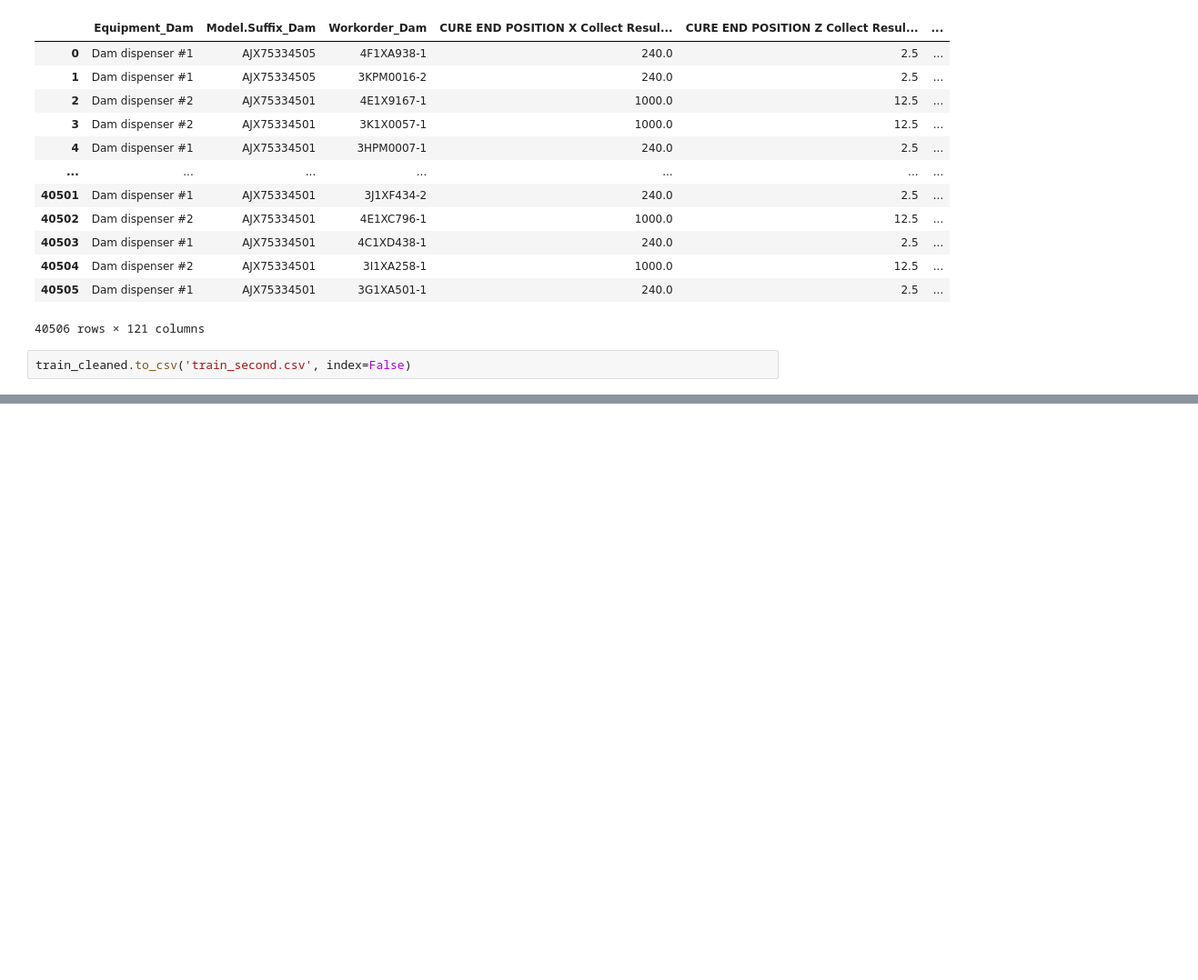
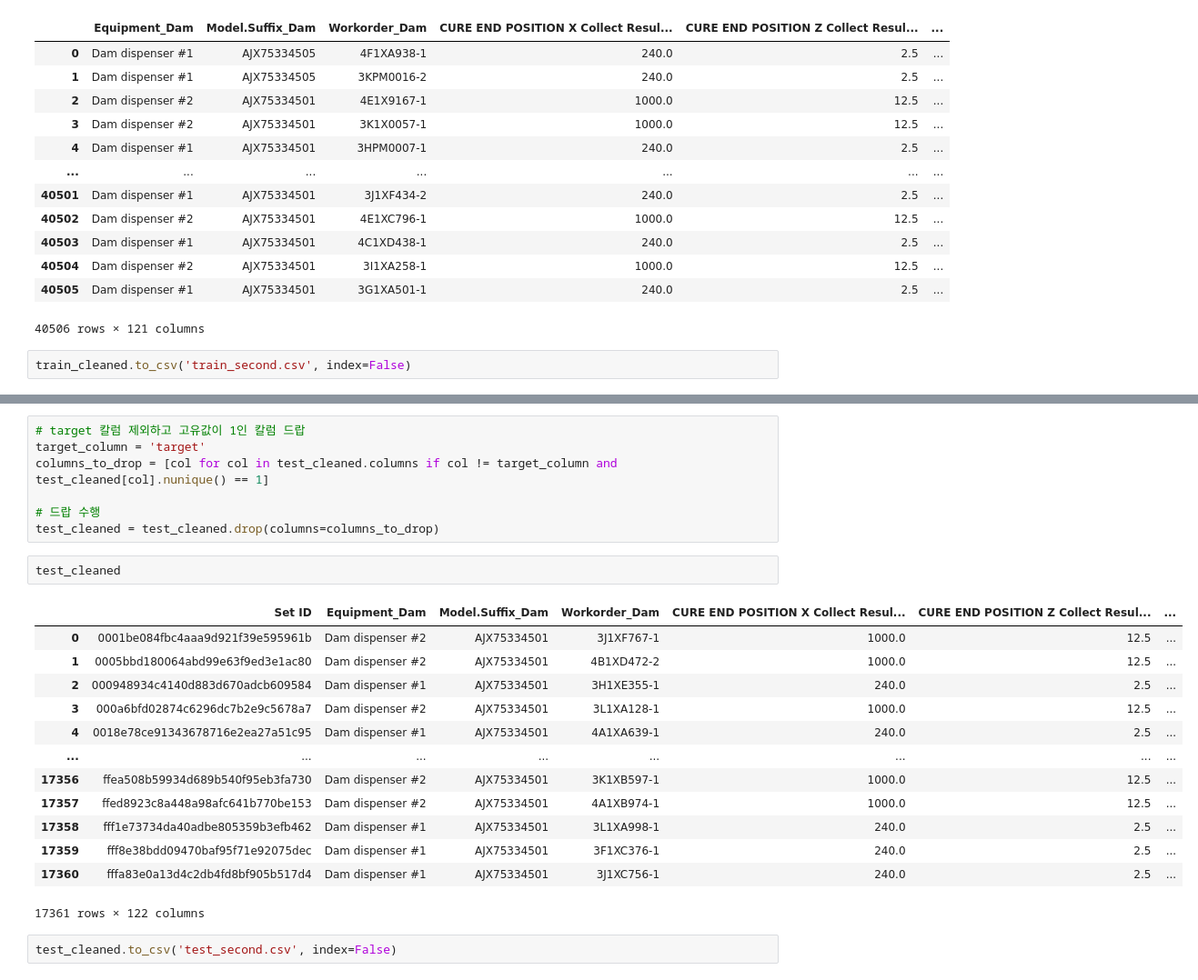
Before and after one commit to Downy-newlearner/find_abnormal, a Jupyter notebook: practice.ipynb, the cells around one changed output, grey strips where cells are left out. Shown at 91% size. Cells and saved outputs as stored; diff of their text form; blank space fills up the shorter version.

```diff
--- a/practice.ipynb
+++ b/practice.ipynb
@@ -53,0 +84,25 @@ train_cleaned.to_csv('train_second.csv', index=False)
+# %%
+# target 칼럼 제외하고 고유값이 1인 칼럼 드랍
+target_column = 'target'
+columns_to_drop = [col for col in test_cleaned.columns if col != target_column and test_cleaned[col].nunique() == 1]
+
+# 드랍 수행
+test_cleaned = test_cleaned.drop(columns=columns_to_drop)
+# %%
+test_cleaned
+# %% [output]
+|  | Set ID | Equipment_Dam | Model.Suffix_Dam | Workorder_Dam | CURE END POSITION X Collect Resul... | CURE END POSITION Z Collect Resul... | ... |
+| 0 | 0001be084fbc4aaa9d921f39e595961b | Dam dispenser #2 | AJX75334501 | 3J1XF767-1 | 1000.0 | 12.5 | ... |
+| 1 | 0005bbd180064abd99e63f9ed3e1ac80 | Dam dispenser #2 | AJX75334501 | 4B1XD472-2 | 1000.0 | 12.5 | ... |
+| 2 | 000948934c4140d883d670adcb609584 | Dam dispenser #1 | AJX75334501 | 3H1XE355-1 | 240.0 | 2.5 | ... |
+| 3 | 000a6bfd02874c6296dc7b2e9c5678a7 | Dam dispenser #2 | AJX75334501 | 3L1XA128-1 | 1000.0 | 12.5 | ... |
+| 4 | 0018e78ce91343678716e2ea27a51c95 | Dam dispenser #1 | AJX75334501 | 4A1XA639-1 | 240.0 | 2.5 | ... |
+| ... | ... | ... | ... | ... | ... | ... | ... |
+| 17356 | ffea508b59934d689b540f95eb3fa730 | Dam dispenser #2 | AJX75334501 | 3K1XB597-1 | 1000.0 | 12.5 | ... |
+| 17357 | ffed8923c8a448a98afc641b770be153 | Dam dispenser #2 | AJX75334501 | 4A1XB974-1 | 1000.0 | 12.5 | ... |
+| 17358 | fff1e73734da40adbe805359b3efb462 | Dam dispenser #1 | AJX75334501 | 3L1XA998-1 | 240.0 | 2.5 | ... |
+| 17359 | fff8e38bdd09470baf95f71e92075dec | Dam dispenser #1 | AJX75334501 | 3F1XC376-1 | 240.0 | 2.5 | ... |
+| 17360 | fffa83e0a13d4c2db4fd8bf905b517d4 | Dam dispenser #1 | AJX75334501 | 3J1XC756-1 | 240.0 | 2.5 | ... |
+17361 rows × 122 columns
+# %%
+test_cleaned.to_csv('test_second.csv', index=False)
```
Also changed, not shown: parts of 4 cells of this notebook, 1 other file.
